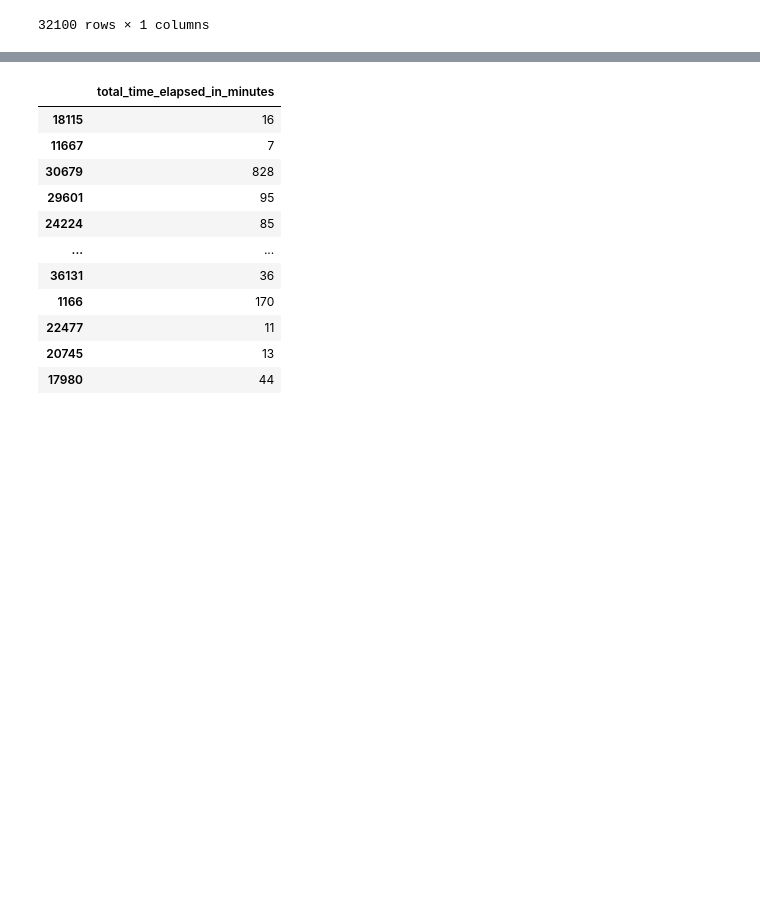
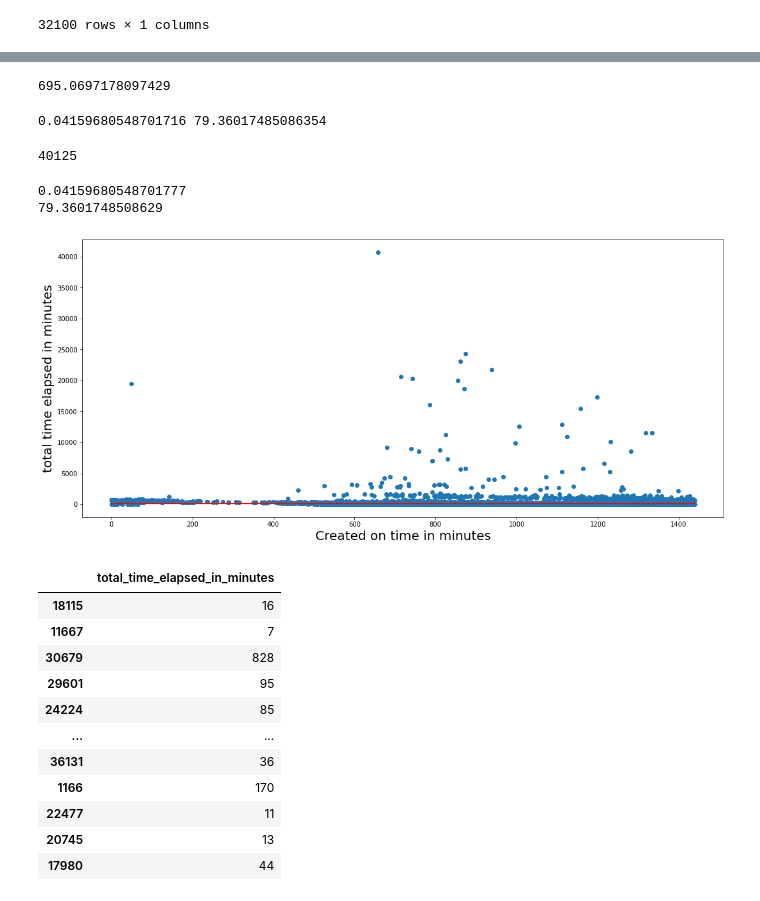
Before and after one commit to vishalkashyap95/DataAnalyst_Internship_learning, a Jupyter notebook: final_findings/predict_time_with_xray_type.ipynb, the cells around one changed output, grey strips where cells are left out. Drawn from its saved outputs; the diff is of its cells as text; code cells hidden in the pictures; blank space fills up the shorter version.

```diff
--- a/final_findings/predict_time_with_xray_type.ipynb
+++ b/final_findings/predict_time_with_xray_type.ipynb
@@ -706,5 +717,41 @@ LinearRegression(copy_X=True, fit_intercept=True, n_jobs=None, normalize=False)
 # %%
 predictions_with_only_one_feature = lin_reg.predict(X_test.to_frame())
+# %%
+pd.Series(lin_reg.intercept_ + X).iloc[18115]
+# %% [output]
+695.0697178097429
+# %%
+import numpy as np
+m,c = np.polyfit(X,y,1)
+print(m,c)
+# %% [output]
+0.04159680548701716 79.36017485086354
+# %%
+(len(X.to_numpy()))
+# %% [output]
+40125
+# %%
+numerator = 0
+denominator = 0
+for i in range(len(X)):
+    numerator += (X[i]-np.mean(X)) * (y[i]-np.mean(y))
+    denominator += (X[i]-np.mean(X)) ** 2
+m_manual = numerator/denominator
+print(m_manual)
+print(np.mean(y) - (m_manual * np.mean(X)))
+# %% [output]
+0.04159680548701777
+79.3601748508629
+# %%
+#plt.plot(np.unique(X), np.poly1d(np.polyfit(X, y, 1))(np.unique(X)))
+plt.figure(figsize=(18,8))
+plt.scatter(one_feature_df_with_hrs.created_on_converted_to_minutes,one_feature_df_with_hrs.total_time_elapsed_in_minutes,marker = 'o')
+plt.xlabel("Created on time in minutes",fontsize=20)
+plt.ylabel("total time elapsed in minutes",fontsize=20)
+plt.plot(X,m*X+c,color="Red")
+plt.show()
+# %% [output]
+[figure, added]
 # %%
 y_test.to_frame()
 # %% [output]
```
Also changed, not shown: parts of 41 cells of this notebook, 5 other files.
